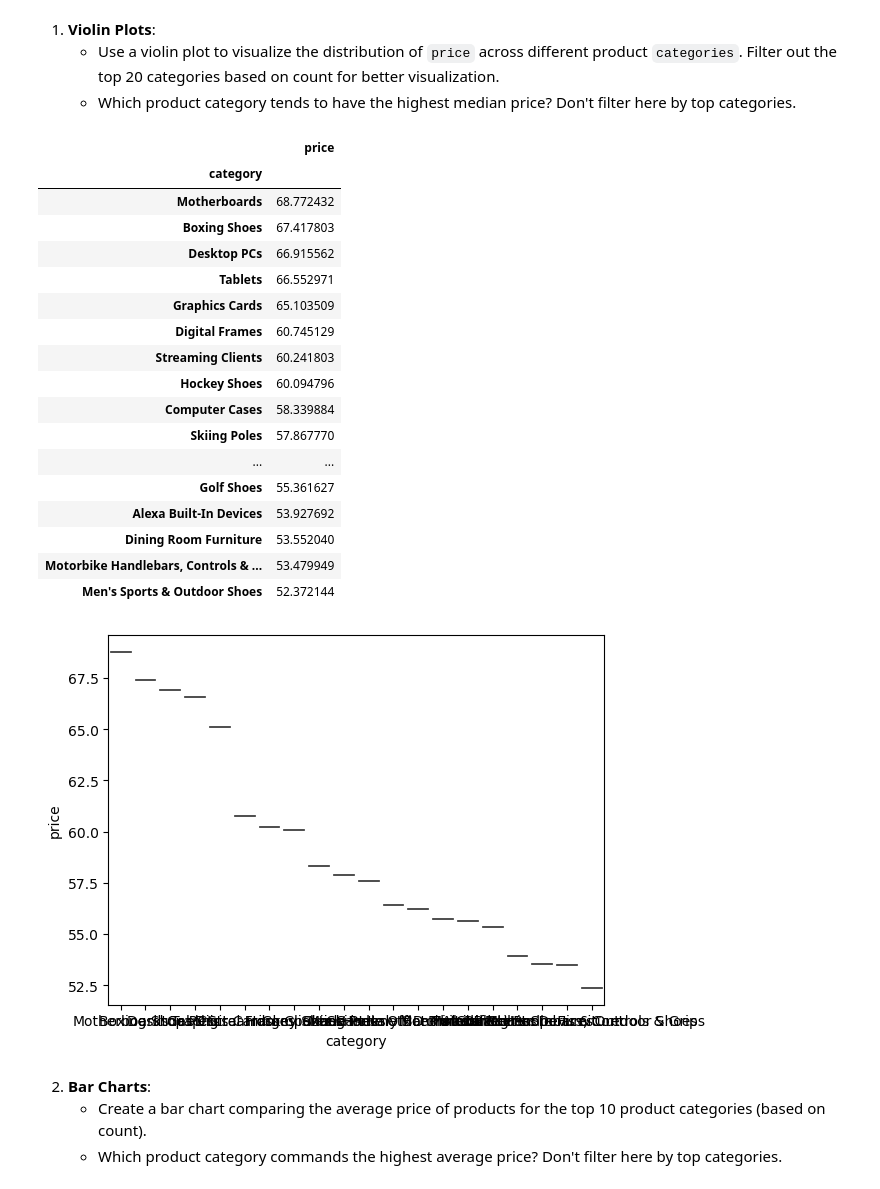
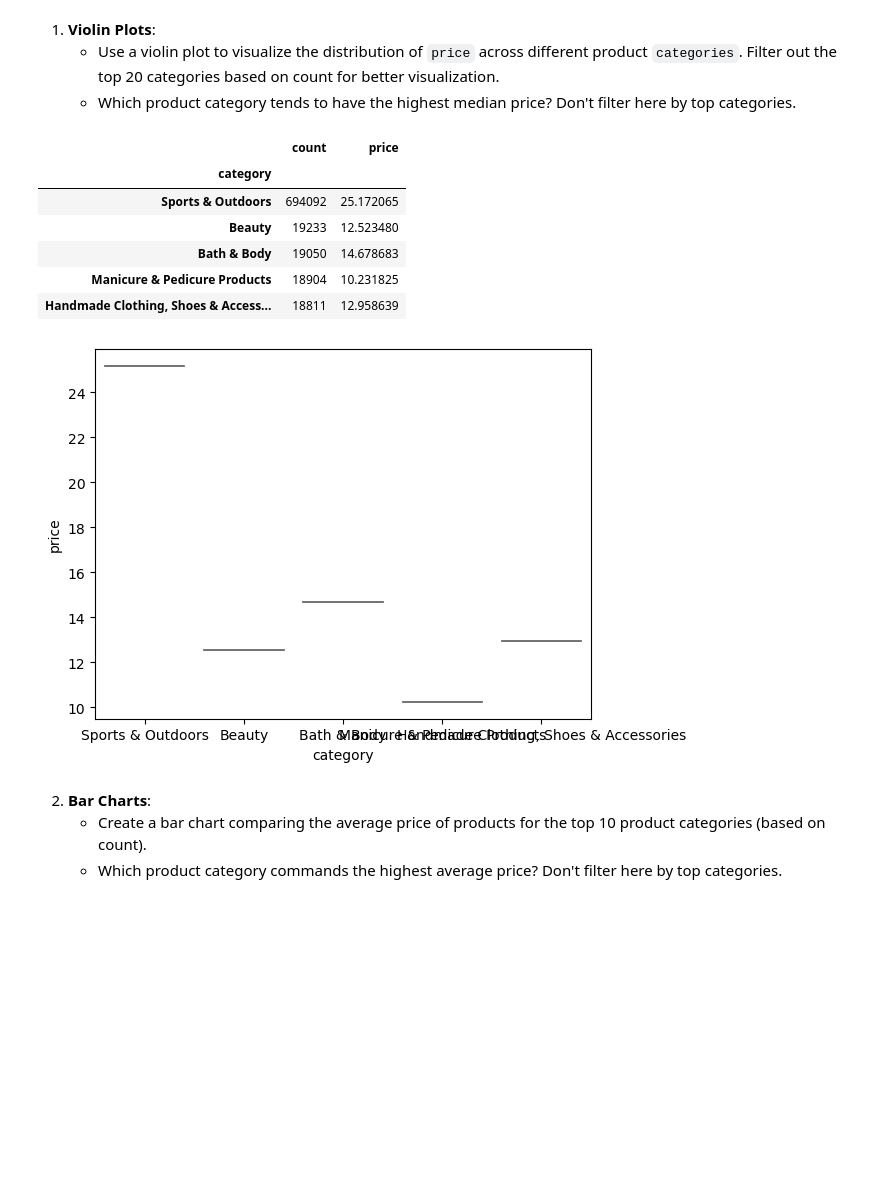
Before and after one commit to estebanba/lab-eda-bivariate, a Jupyter notebook: lab-eda-bivariate.ipynb, the cells around one changed output. Drawn from its saved outputs; the diff is of its cells as text; code cells hidden in the pictures; blank space fills up the shorter version.

```diff
--- a/lab-eda-bivariate.ipynb
+++ b/lab-eda-bivariate.ipynb
@@ -172,32 +178,28 @@ df_no_outliers = df[~df['price'].isin(outliers)]
     - Use a violin plot to visualize the distribution of `price` across different product `categories`. Filter out the top 20 categories based on count for better visualization.
     - Which product category tends to have the highest median price? Don't filter here by top categories.
 # %%
-df_no_outliers = df_no_outliers.sort_values(by="price", ascending=False).groupby("category").head(20)
-display(df_no_outliers)
+df_filtered = df_no_outliers.groupby("category").agg({"category": "count", "price": "mean"})
+# display(df_filtered)
+
+df_renamed = df_filtered.rename(columns={df_filtered.columns[0]: "count"})
+# display(df_renamed)
+
+df_sorted = df_renamed.sort_values(by="count", ascending=False).head(5)
+
+display(df_sorted)
 
 # Plotting a violin plot to visualize the distribution of 'SalePrice' for each 'MSZoning' category, using the "coolwarm" color palette
-sns.violinplot(data=df_no_outliers, x="category", y='price', palette="coolwarm", hue='price', legend=False)
+sns.violinplot(data=df_sorted, x="category", y='price', palette="coolwarm", hue='category', legend=False)
 plt.show()
 # %% [output]
-|  | price |
-| category |  |
-| Motherboards | 68.772432 |
-| Boxing Shoes | 67.417803 |
-| Desktop PCs | 66.915562 |
-| Tablets | 66.552971 |
-| Graphics Cards | 65.103509 |
-| Digital Frames | 60.745129 |
-| Streaming Clients | 60.241803 |
-| Hockey Shoes | 60.094796 |
-| Computer Cases | 58.339884 |
-| Skiing Poles | 57.867770 |
-| ... | ... |
-| Golf Shoes | 55.361627 |
-| Alexa Built-In Devices | 53.927692 |
-| Dining Room Furniture | 53.552040 |
-| Motorbike Handlebars, Controls & ... | 53.479949 |
-| Men's Sports & Outdoor Shoes | 52.372144 |
+|  | count | price |
+| category |  |  |
+| Sports & Outdoors | 694092 | 25.172065 |
+| Beauty | 19233 | 12.523480 |
+| Bath & Body | 19050 | 14.678683 |
+| Manicure & Pedicure Products | 18904 | 10.231825 |
+| Handmade Clothing, Shoes & Access... | 18811 | 12.958639 |
-[figure, old version]
+[figure, new version]
 # %% [markdown]
 
 2. **Bar Charts**:
```
Also changed, not shown: parts of 3 cells of this notebook.
